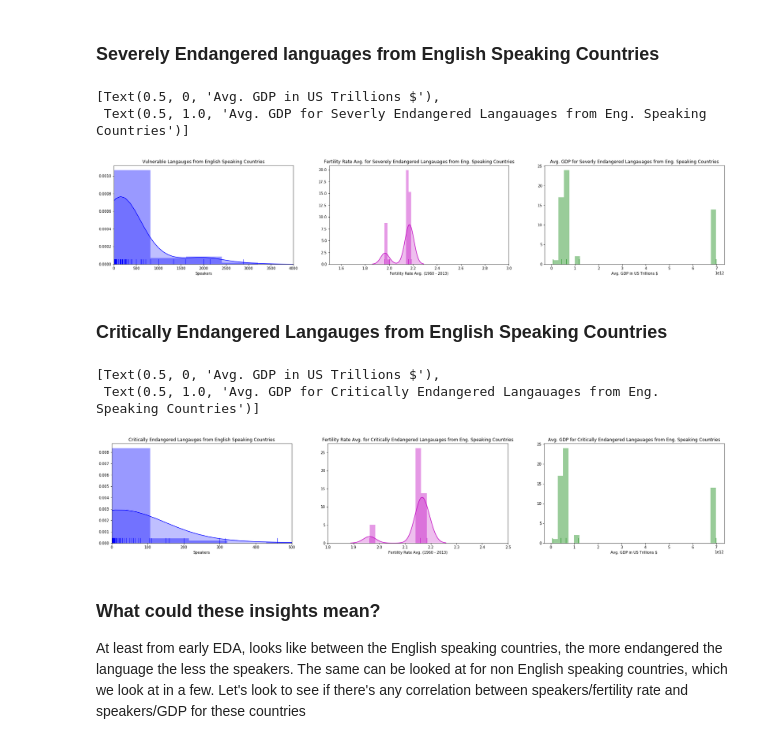
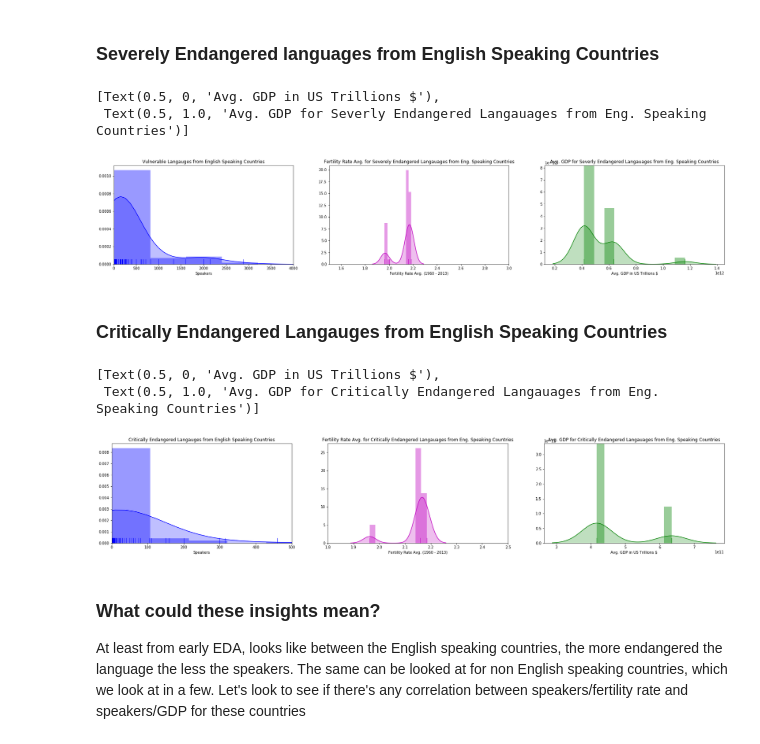
Before and after one commit to AlexEBall/Endangered_Languages_Capstone_Proj_1, a Jupyter notebook: Endangered Language EDA.ipynb, the cells around one changed output. Saved outputs shown, nothing was run; the diff lists cells and outputs as text; code cells hidden in the pictures.

```diff
--- a/Endangered Language EDA.ipynb
+++ b/Endangered Language EDA.ipynb
@@ -243,26 +267,27 @@ ax5.set(xlabel="Avg. GDP in US Trillions $",
 # %%
 fig, (ax6, ax7, ax8) = plt.subplots(nrows=1 ,ncols=3, sharey=False, figsize=(30,5))
 
 sns.distplot(severly_eng['Speakers'], bins=10, kde=True, rug=True, kde_kws={'shade': True},
              ax=ax6, color='b')
 ax6.set(title='Vulnerable Langauges from English Speaking Countries', xlim=(0, 4000))
 
 sns.distplot(severly_eng['Fertility Rate Avg'], bins=10, kde=True, rug=True,
              kde_kws={'shade': True}, ax=ax7, color='m')
 ax7.set(xlabel="Fertility Rate Avg. (1960 - 2013)", xlim=(1.5, 3),
         title='Fertility Rate Avg. for Severely Endangered Langauages from Eng. Speaking Countries')
 
 # To change the values from scientific notation into int
 int_gdp3 = severly_eng['GDP Average (Current US $)'].astype(int)
-sns.distplot(int_gdp, bins=30, hist=True, kde=False, rug=True, kde_kws={'shade': True}, ax=ax8, color='g')
+int_gdp3 = severly_eng[severly_eng['Country Code'] != 'USA']['GDP Average (Current US $)']
+sns.distplot(int_gdp3, bins=10, rug=True, kde_kws={'shade': True}, ax=ax8, color='g')
 ax8.set(xlabel="Avg. GDP in US Trillions $",
         title='Avg. GDP for Severly Endangered Langauages from Eng. Speaking Countries')
 
 # ax1.legend()
 # %% [output]
 [Text(0.5, 0, 'Avg. GDP in US Trillions $'),
  Text(0.5, 1.0, 'Avg. GDP for Severly Endangered Langauages from Eng. Speaking Countries')]
-[figure, old version]
+[figure, new version]
 # %% [markdown]
 ### Critically Endangered Langauges from English Speaking Countries
 # %%
@@ -278,8 +303,9 @@ ax10.set(xlabel="Fertility Rate Avg. (1960 - 2013)", xlim=(1.8, 2.5),
         title='Fertility Rate Avg. for Critically Endangered Langauages from Eng. Speaking Countries')
 
 # To change the values from scientific notation into int
-int_gdp3 = severly_eng['GDP Average (Current US $)'].astype(int)
-sns.distplot(int_gdp, bins=30, hist=True, kde=False, rug=True, kde_kws={'shade': True}, ax=ax11, color='g')
+int_gdp4 = critically_eng['GDP Average (Current US $)'].astype(int)
+int_gdp4 = critically_eng[critically_eng['Country Code'] != 'USA']['GDP Average (Current US $)']
+sns.distplot(int_gdp4, bins=10, rug=True, kde_kws={'shade': True}, ax=ax11, color='g')
 ax11.set(xlabel="Avg. GDP in US Trillions $",
         title='Avg. GDP for Critically Endangered Langauages from Eng. Speaking Countries')
 
@@ -287,7 +313,7 @@ ax11.set(xlabel="Avg. GDP in US Trillions $",
 # %% [output]
 [Text(0.5, 0, 'Avg. GDP in US Trillions $'),
  Text(0.5, 1.0, 'Avg. GDP for Critically Endangered Langauages from Eng. Speaking Countries')]
-[figure, old version]
+[figure, new version]
 # %% [markdown]
 ### What could these insights mean?
 At least from early EDA, looks like between the English speaking countries, the more endangered the language the less the speakers. The same can be looked at for non English speaking countries, which we look at in a few. Let's look to see if there's any correlation between speakers/fertility rate and speakers/GDP for these countries
```
Also changed, not shown: parts of 42 cells of this notebook.
